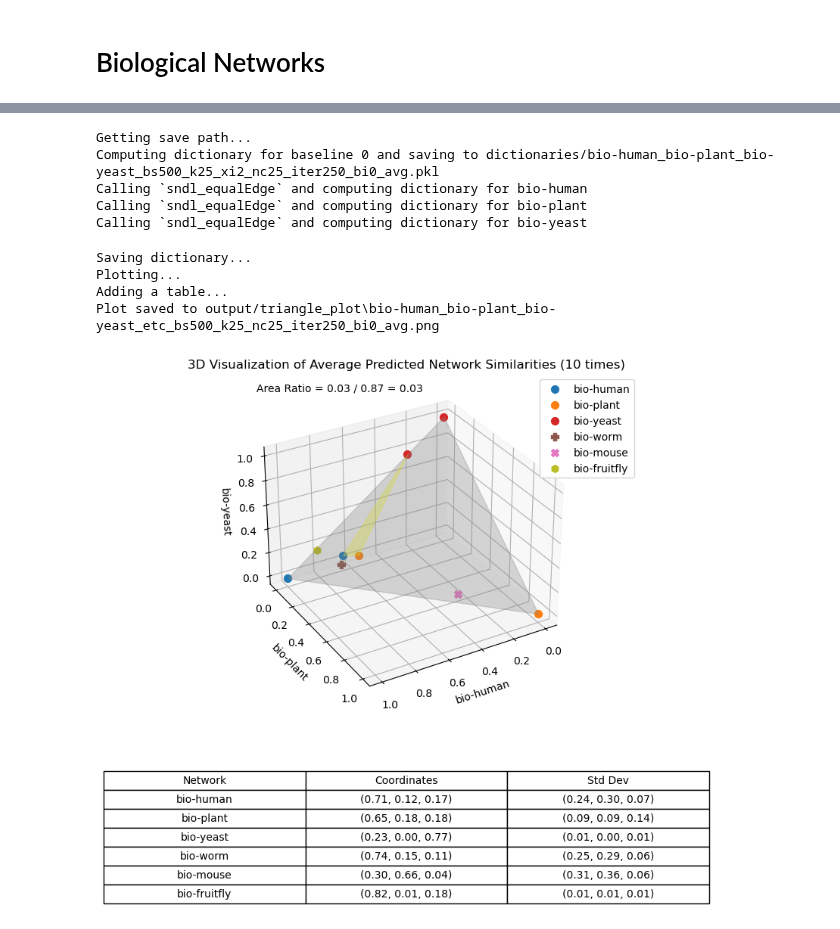
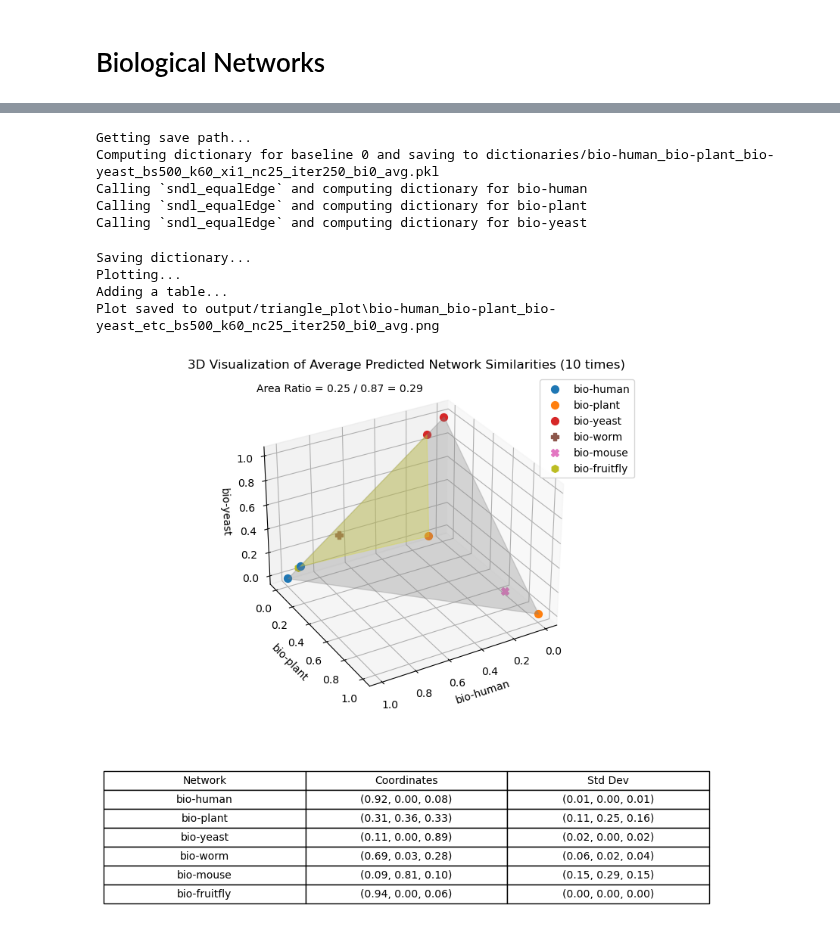
Before and after one commit to Yee-Millennium/REU2024_code, a Jupyter notebook: Visualization_Experiment.ipynb, the cells around one changed output, grey strips where cells are left out. Saved outputs shown, nothing was run; the diff lists cells and outputs as text; code cells hidden in the pictures.

```diff
--- a/Visualization_Experiment.ipynb
+++ b/Visualization_Experiment.ipynb
@@ -195,18 +170,18 @@ Plot saved to output/triangle_plot\bio-human_bio-plant_bio-yeast_etc_bs500_k60_n
 # %%
 ntwk_list = ['bio-human', 'bio-plant', 'bio-yeast', 'bio-worm', 'bio-mouse', 'bio-fruitfly']
-plot_3d_prediction(ntwk_list, base_sample_size=500, k=25, n_components=25, iterations=250,
-                   xi=2, baseline_i=0, skip_folded_hom=False,
+plot_3d_prediction(ntwk_list, base_sample_size=500, k=60, n_components=25, iterations=250,
+                   xi=1, baseline_i=0, skip_folded_hom=False,
                    average=True, times=10)
 # %% [output]
 Getting save path...
-Computing dictionary for baseline 0 and saving to dictionaries/bio-human_bio-plant_bio-yeast_bs500_k25_xi2_nc25_iter250_bi0_avg.pkl
+Computing dictionary for baseline 0 and saving to dictionaries/bio-human_bio-plant_bio-yeast_bs500_k60_xi1_nc25_iter250_bi0_avg.pkl
 Calling `sndl_equalEdge` and computing dictionary for bio-human
 Calling `sndl_equalEdge` and computing dictionary for bio-plant
 Calling `sndl_equalEdge` and computing dictionary for bio-yeast
 Saving dictionary...
 Plotting...
 Adding a table...
-Plot saved to output/triangle_plot\bio-human_bio-plant_bio-yeast_etc_bs500_k25_nc25_iter250_bi0_avg.png
+Plot saved to output/triangle_plot\bio-human_bio-plant_bio-yeast_etc_bs500_k60_nc25_iter250_bi0_avg.png
-[figure, old version]
+[figure, new version]
 # %%
 ntwk_list = ['bio-yeast', 'bio-worm', 'bio-fruitfly', 'bio-human', 'bio-mouse', 'bio-plant']
```
Also changed, not shown: parts of 7 cells of this notebook, 12 other files.
